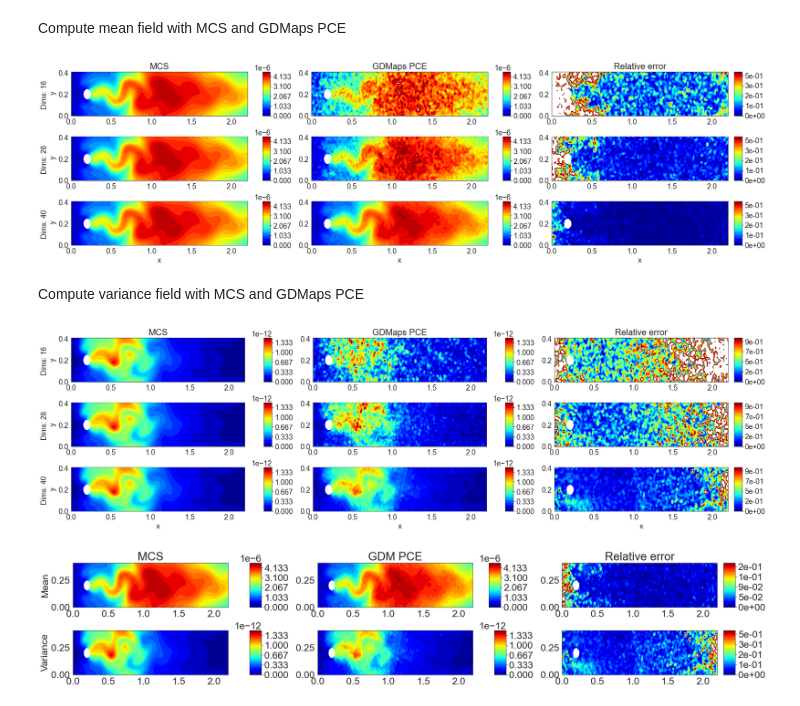
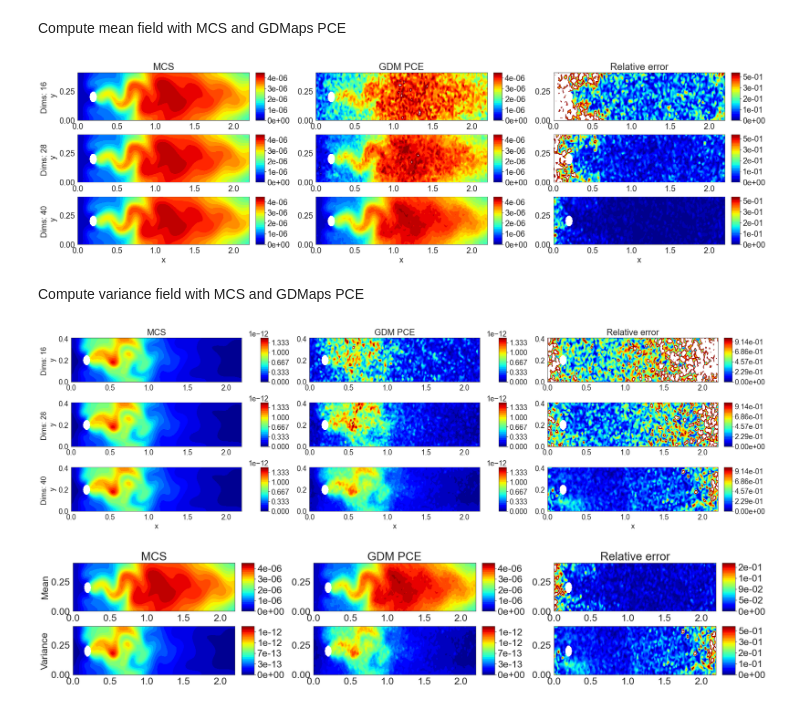
Before and after one commit to katiana22/GDM-PCE, a Jupyter notebook: Example-3.ipynb, the cells around one changed output. Cells and saved outputs as stored; diff of their text form; code cells hidden in the pictures.

```diff
--- a/Example-3.ipynb
+++ b/Example-3.ipynb
@@ -278,9 +282,9 @@ ax.grid(False)
 ax.xaxis.pane.set_edgecolor('black')
 ax.yaxis.pane.set_edgecolor('black')
 ax.zaxis.pane.set_edgecolor('black')
-ax.set_xlabel(r'$\psi_1$', labelpad=14)
-ax.set_ylabel(r'$\psi_2$', labelpad=14)
-ax.set_zlabel(r'$\psi_5$', labelpad=14)
+ax.set_xlabel(r'$\theta_1$', labelpad=14)
+ax.set_ylabel(r'$\theta_2$', labelpad=14)
+ax.set_zlabel(r'$\theta_5$', labelpad=14)
 
 ax.xaxis.pane.fill = False
 ax.yaxis.pane.fill = False
@@ -306,12 +310,12 @@ for row in range(3):
         ax = axs[row, col]
         if col == 0:
             pcm = ax.tricontourf(points[:,0], points[:,1], tri, Y_real[i][j].reshape(n*n), levels=np.linspace(0, 5.2e-6, 18), cmap='jet');
-            cbar = plt.colorbar(pcm, ax=ax)
+            cbar = plt.colorbar(pcm, ax=ax, format='%.0e')
             cbar.ax.locator_params(nbins=6)
             ax.set_ylabel('p = {}\ny'.format(n_grass_[i]))
         if col == 1:
             pcm = ax.tricontourf(points[:,0], points[:,1], tri, Y_recon[i][j].reshape(n*n), levels=np.linspace(0, 5.2e-6, 18), cmap='jet');
-            cbar = plt.colorbar(pcm, ax=ax)
+            cbar = plt.colorbar(pcm, ax=ax, format='%.0e')
             cbar.ax.locator_params(nbins=6)
         if col == 2:
             pcm = ax.tricontourf(points[:,0], points[:,1], tri, Diff[i][j].reshape(n*n), levels=np.linspace(0, 0.5, 36), cmap='jet');
@@ -427,7 +431,7 @@ for i in range(len(n_grass_)):
     mean_mcs.append(np.mean(np.array(Y_real[i]), axis=0).flatten())
     mean_diff.append(np.abs((mean_mcs[i] - mean_recon[i]) / mean_mcs[i]))
 
-plt.rcParams.update({'font.size': 18})
+plt.rcParams.update({'font.size': 20})
 fig, axs = plt.subplots(len(n_grass_), 3, figsize=(25, 7), constrained_layout=True)
 cm = ['gnuplot2'] * len(n_grass_)
 i = 0
@@ -436,12 +440,12 @@ for col in range(3):
         ax = axs[row, col]
         if col == 0:
             pcm = ax.tricontourf(points[:,0], points[:,1], tri, mean_mcs[row], levels=np.linspace(0, 4.65e-6, 28), cmap='jet');
-            cbar = plt.colorbar(pcm, ax=ax)
+            cbar = plt.colorbar(pcm, ax=ax, format='%.0e')
             cbar.ax.locator_params(nbins=6)
             ax.set_ylabel('Dims: {} \n y'.format(n_grass_[i]))
         if col == 1:
             pcm = ax.tricontourf(points[:,0], points[:,1], tri, mean_recon[row], levels=np.linspace(0, 4.65e-6, 28), cmap='jet');
-            cbar = plt.colorbar(pcm, ax=ax)
+            cbar = plt.colorbar(pcm, ax=ax, format='%.0e')
             cbar.ax.locator_params(nbins=6)
         if col == 2:
             pcm = ax.tricontourf(points[:,0], points[:,1], tri, mean_diff[row], levels=np.linspace(0, 0.5, 36), cmap='jet');
@@ -450,7 +454,7 @@ for col in range(3):
         if col == 0:
             ax.set_ylabel('Dims: {} \n y'.format(n_grass_[row]))
         if col == 1 and row == 0:
-            ax.set_title('GDMaps PCE')
+            ax.set_title('GDM PCE')
         if col == 0 and row == 0:
             ax.set_title('MCS')
         if col == 2 and row == 0:
@@ -459,7 +463,7 @@ for col in range(3):
             ax.set_xlabel('x')
     i += 1
 # %% [output]
-[figure, old version]
+[figure, new version]
 # %% [markdown]
 Compute variance field with MCS and GDMaps PCE
 # %%
@@ -490,14 +494,14 @@ for col in range(3):
             cbar.ax.locator_params(nbins=6)
         if col == 2:
             pcm = ax.tricontourf(points[:,0], points[:,1], tri, var_diff[row], levels=np.linspace(0, 1, 36), cmap='jet');
-            cbar = plt.colorbar(pcm, ax=ax, format='%.0e')
+            cbar = plt.colorbar(pcm, ax=ax, format='%.2e')
             cbar.ax.locator_params(nbins=6)
         if col == 0:
             ax.set_ylabel('Dims: {} \ny'.format(n_grass_[row]))
         if col == 0 and row == 0:
             ax.set_title('MCS')
         if col == 1 and row == 0:
-            ax.set_title('GDMaps PCE')
+            ax.set_title('GDM PCE')
         if col == 0 and row == 0:
             ax.set_title('MCS')
         if col == 2 and row == 0:
@@ -507,7 +511,7 @@ for col in range(3):
 
     i += 1
 # %% [output]
-[figure, old version]
+[figure, new version]
 # %%
 ### Moment estimation for n_samples_[0] training data
 from mpl_toolkits.axes_grid1 import make_axes_locatable
@@ -523,12 +527,12 @@ for col in range(3):
         ax = axs[row, col]
         if col == 0 and row == 0:
             pcm = ax.tricontourf(points[:,0], points[:,1], tri, mean_mcs[j], levels=np.linspace(0, 4.65e-6, 28), cmap='jet');
-            cbar = plt.colorbar(pcm, ax=ax)
+            cbar = plt.colorbar(pcm, ax=ax, format='%.0e')
             cbar.ax.locator_params(nbins=6)
             ax.set_ylabel('Dims: {} \n y'.format(n_grass_[i]))
         if col == 1 and row == 0:
             pcm = ax.tricontourf(points[:,0], points[:,1], tri, mean_recon[j], levels=np.linspace(0, 4.65e-6, 28), cmap='jet');
-            cbar = plt.colorbar(pcm, ax=ax)
+            cbar = plt.colorbar(pcm, ax=ax, format='%.0e')
             cbar.ax.locator_params(nbins=6)
         if col == 2 and row == 0:
             pcm = ax.tricontourf(points[:,0], points[:,1], tri, mean_diff[j], levels=np.linspace(0, 0.2, 36), cmap='jet');
@@ -537,37 +541,37 @@ for col in range(3):
 
         if col == 0 and row == 1:
             pcm = ax.tricontourf(points[:,0], points[:,1], tri, var_mcs[j], levels=np.linspace(0, 1.5e-12, 28), cmap='jet');
-            cbar = plt.colorbar(pcm, ax=ax)
+            cbar = plt.colorbar(pcm, ax=ax, format='%.0e')
             cbar.ax.locator_params(nbins=6)
         if col == 1 and row == 1:
             pcm = ax.tricontourf(points[:,0], points[:,1], tri, var_recon[j], levels=np.linspace(0, 1.5e-12, 28), cmap='jet');
-            cbar = plt.colorbar(pcm, ax=ax)
+            cbar = plt.colorbar(pcm, ax=ax, format='%.0e')
             cbar.ax.locator_params(nbins=6)
         if col == 2 and row == 1:
             pcm = ax.tricontourf(points[:,0], points[:,1], tri, var_diff[j], levels=np.linspace(0, 0.5, 36), cmap='jet');
             cbar = plt.colorbar(pcm, ax=ax, format='%.0e')
             cbar.ax.locator_params(nbins=6)
         if col == 0 and row==0:
             ax.set_ylabel('Mean')
             ax.set_title('MCS')
         if col == 0 and row==1:
             ax.set_ylabel('Variance')
         if col == 1 and row == 0:
             ax.set_title('GDM PCE')
         if col == 0 and row == 0:
             ax.set_title('MCS')
         if col == 2 and row == 0:
             ax.set_title('Relative error')
         if row == 2:
             ax.set_xlabel('x')
     i += 1
 
 #cbar1 = fig.colorbar(pcm1, ax=axs[0:1, :2], location='right', shrink=1, aspect=40)
 #cbar1.ax.locator_params(nbins=5)
 #cbar2 = fig.colorbar(pcm3, ax=axs[1:2, :2], location='right', shrink=1, aspect=40)
 #cbar2.ax.locator_params(nbins=5)
 #cbar3 = fig.colorbar(pcm2, ax=axs[:, 2:3], location='right', shrink=1, format='%.0e', aspect=70)
 #cbar3.ax.locator_params(nbins=6)
 plt.savefig('figures/Example3/Moment-estimation-adv.png', bbox_inches='tight', dpi=500)
 # %% [output]
-[figure, old version]
+[figure, new version]
```
Also changed, not shown: parts of 8 cells of this notebook.
